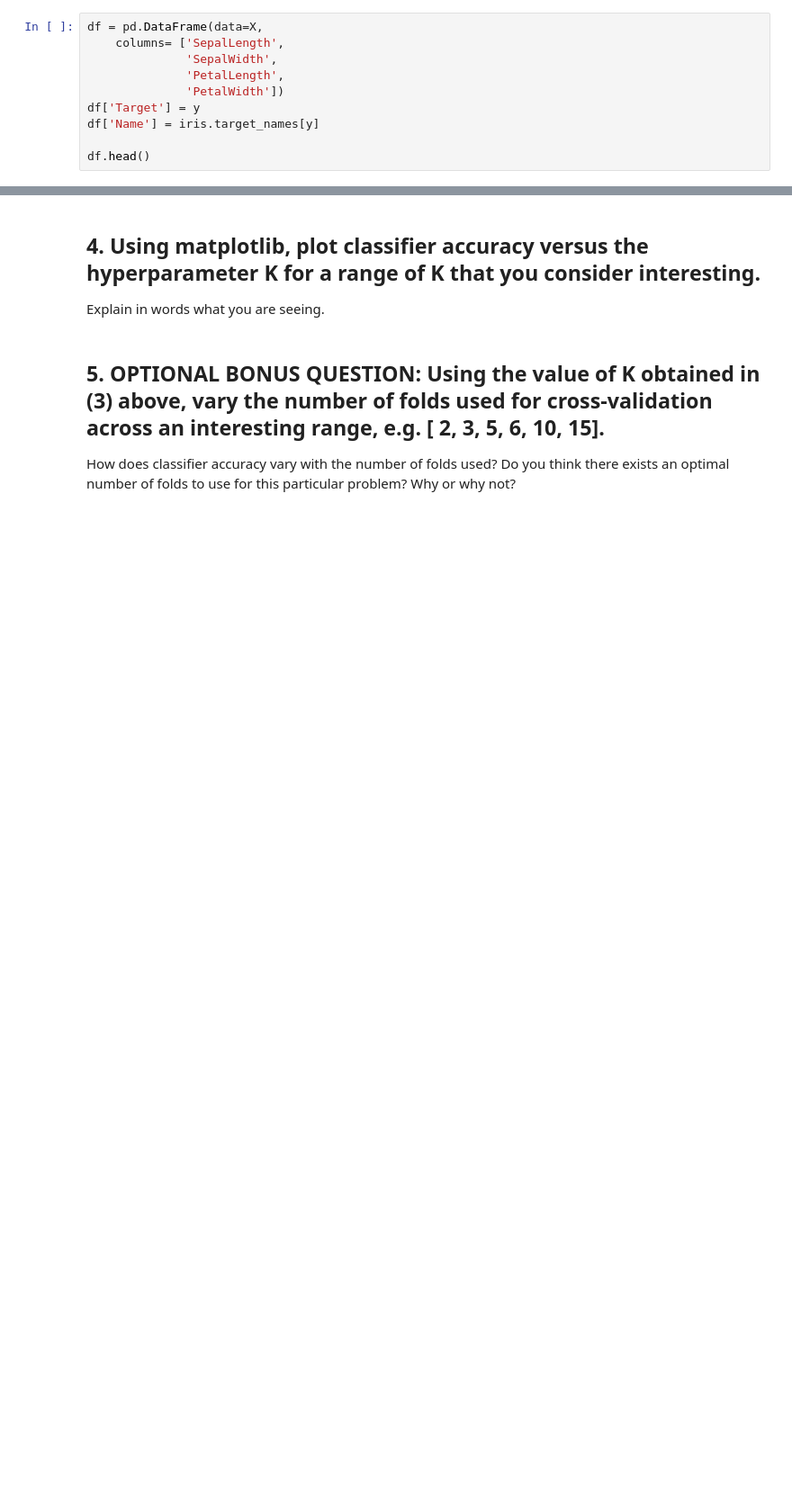
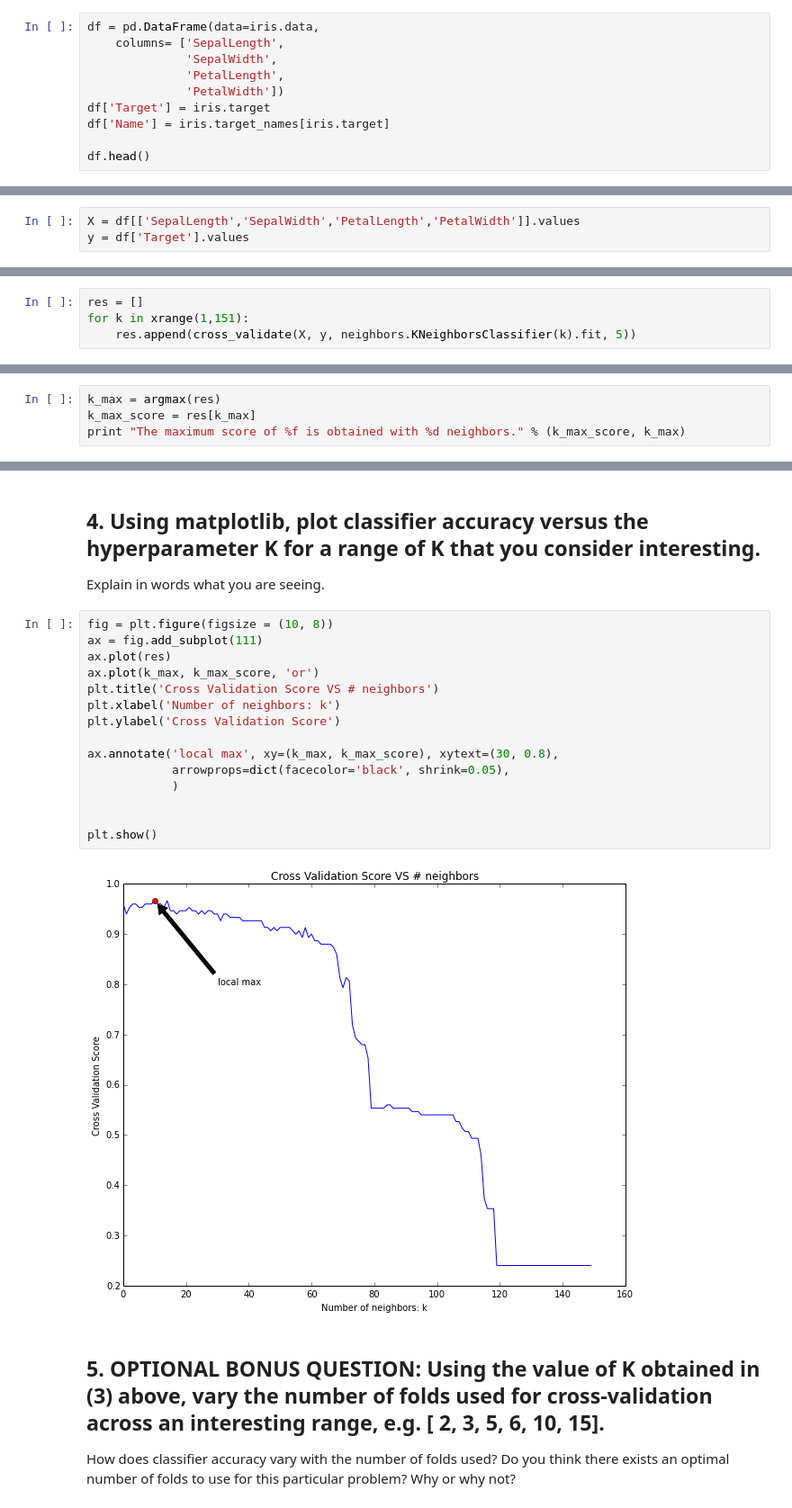
Before and after one commit to zd123/DAT_SF_5, a Jupyter notebook: iPython notebooks/HW2 - Solution.ipynb, the cells around one changed output, grey strips where cells are left out. Shown at 90% size. Saved outputs shown, nothing was run; the diff lists cells and outputs as text; blank space fills up the shorter version.

```diff
--- a/iPython notebooks/HW2 - Solution.ipynb
+++ b/iPython notebooks/HW2 - Solution.ipynb
@@ -18,11 +18,11 @@ y = iris.target
 # %%
-df = pd.DataFrame(data=X,
+df = pd.DataFrame(data=iris.data,
     columns= ['SepalLength',
               'SepalWidth',
               'PetalLength',
               'PetalWidth'])
-df['Target'] = y
-df['Name'] = iris.target_names[y]
+df['Target'] = iris.target
+df['Name'] = iris.target_names[iris.target]
 
 df.head()
 # %% [output]
@@ -35,0 +38,3 @@ df.head()
+# %%
+X = df[['SepalLength','SepalWidth','PetalLength','PetalWidth']].values
+y = df['Target'].values
@@ -79,0 +105,4 @@ cross_validate(X, y, neighbors.KNeighborsClassifier(3).fit, 5)
+# %%
+res = []
+for k in xrange(1,151):
+    res.append(cross_validate(X, y, neighbors.KNeighborsClassifier(k).fit, 5))
@@ -79,0 +111,4 @@ cross_validate(X, y, neighbors.KNeighborsClassifier(3).fit, 5)
+# %%
+k_max = argmax(res)
+k_max_score = res[k_max]
+print "The maximum score of %f is obtained with %d neighbors." % (k_max_score, k_max)
@@ -80,6 +119,23 @@ cross_validate(X, y, neighbors.KNeighborsClassifier(3).fit, 5)
 # %% [markdown]
 ## 4. Using matplotlib, plot classifier accuracy versus the hyperparameter K for a range of K that you consider interesting.
 Explain in words what you are seeing.
+# %%
+fig = plt.figure(figsize = (10, 8))
+ax = fig.add_subplot(111)
+ax.plot(res)
+ax.plot(k_max, k_max_score, 'or')
+plt.title('Cross Validation Score VS # neighbors')
+plt.xlabel('Number of neighbors: k')
+plt.ylabel('Cross Validation Score')
+
+ax.annotate('local max', xy=(k_max, k_max_score), xytext=(30, 0.8),
+            arrowprops=dict(facecolor='black', shrink=0.05),
+            )
+
+
+plt.show()
+# %% [output]
+[figure, added]
 # %% [markdown]
 ## 5. OPTIONAL BONUS QUESTION: Using the value of K obtained in (3) above, vary the number of folds used for cross-validation across an interesting range, e.g. [ 2, 3, 5, 6, 10, 15].
 How does classifier accuracy vary with the number of folds used? Do you think there exists an optimal number of folds to use for this particular problem? Why or why not?
```
Also changed, not shown: parts of 16 cells of this notebook.
